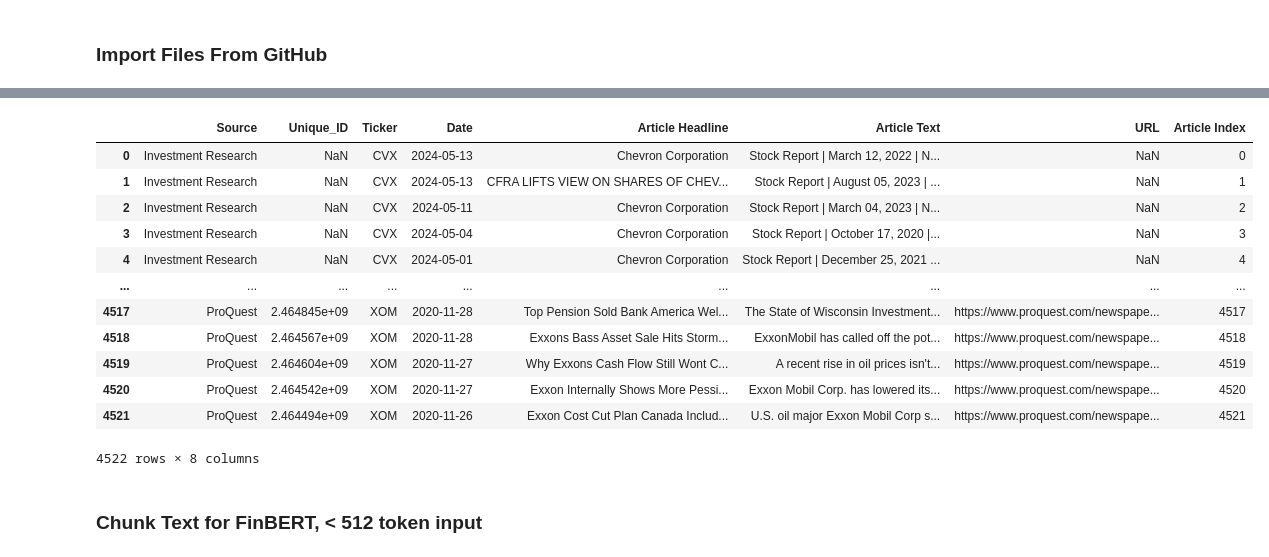
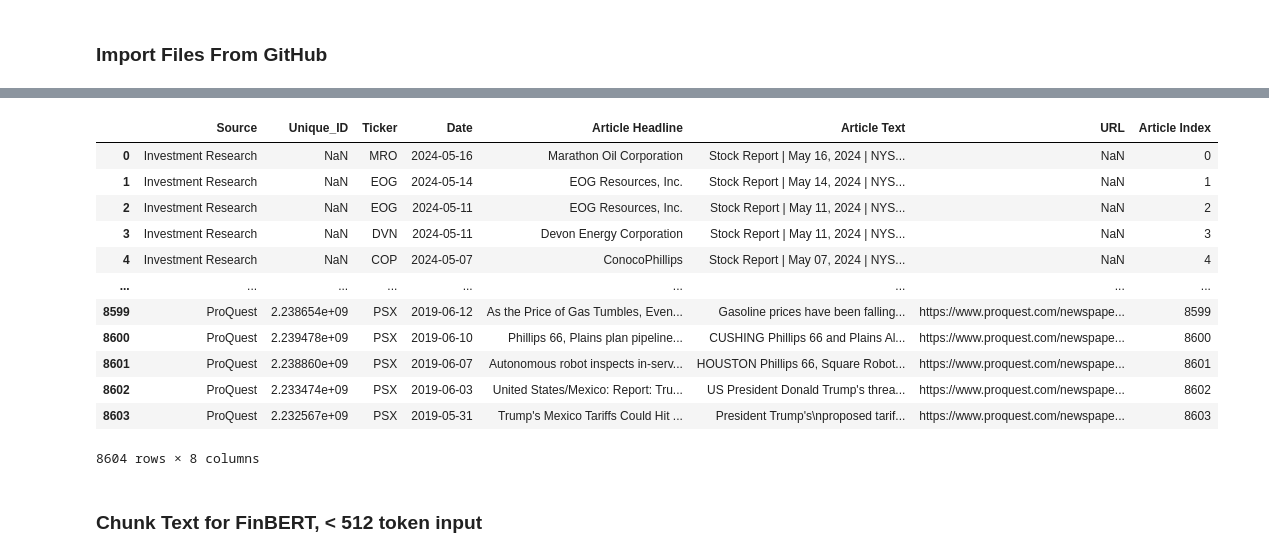
Before and after one commit to Kussil/Financial_Sentiment_LLM, a Jupyter notebook: 03_Sentiment_Analysis/Sentiment_Analysis_(FinBERT).ipynb, the cells around one changed output, grey strips where cells are left out. Cells and saved outputs as stored; diff of their text form; code cells hidden in the pictures.

Commit message:
Updated to use separate clean dfs instead of a consolidated one

```diff
--- a/03_Sentiment_Analysis/Sentiment_Analysis_(FinBERT).ipynb
+++ b/03_Sentiment_Analysis/Sentiment_Analysis_(FinBERT).ipynb
@@ -31,24 +31,28 @@ Updating files: 100% (19/19), done.
 # %%
-url = '/content/CVX_Rice_project/02_Cleaned_Data/Consolidated_Text_Data.csv'
-df = pd.read_csv(url)
+invest_df = pd.read_csv('/content/CVX_Rice_project/02_Cleaned_Data/Investment_Research.csv')
+proquest_df = pd.read_csv('/content/CVX_Rice_project/02_Cleaned_Data/ProQuest_Articles.csv')
+# sec_df = pd.read_csv('/content/CVX_Rice_project/02_Cleaned_Data/SEC_Filings.csv')
+
+# df = pd.concat([invest_df, proquest_df, sec_df], ignore_index=True)
+df = pd.concat([invest_df, proquest_df], ignore_index=True)
 df['Article Index'] = df.index
 df['Date'] = pd.to_datetime(df['Date'], format='mixed')
 df['Date']= pd.to_datetime(df['Date']).dt.date
 df
 # %% [output]
 |  | Source | Unique_ID | Ticker | Date | Article Headline | Article Text | URL | Article Index |
-| 0 | Investment Research | NaN | CVX | 2024-05-13 | Chevron Corporation | Stock Report | March 12, 2022 | N... | NaN | 0 |
-| 1 | Investment Research | NaN | CVX | 2024-05-13 | CFRA LIFTS VIEW ON SHARES OF CHEV... | Stock Report | August 05, 2023 | ... | NaN | 1 |
-| 2 | Investment Research | NaN | CVX | 2024-05-11 | Chevron Corporation | Stock Report | March 04, 2023 | N... | NaN | 2 |
-| 3 | Investment Research | NaN | CVX | 2024-05-04 | Chevron Corporation | Stock Report | October 17, 2020 |... | NaN | 3 |
-| 4 | Investment Research | NaN | CVX | 2024-05-01 | Chevron Corporation | Stock Report | December 25, 2021 ... | NaN | 4 |
+| 0 | Investment Research | NaN | MRO | 2024-05-16 | Marathon Oil Corporation | Stock Report | May 16, 2024 | NYS... | NaN | 0 |
+| 1 | Investment Research | NaN | EOG | 2024-05-14 | EOG Resources, Inc. | Stock Report | May 14, 2024 | NYS... | NaN | 1 |
+| 2 | Investment Research | NaN | EOG | 2024-05-11 | EOG Resources, Inc. | Stock Report | May 11, 2024 | NYS... | NaN | 2 |
+| 3 | Investment Research | NaN | DVN | 2024-05-11 | Devon Energy Corporation | Stock Report | May 11, 2024 | NYS... | NaN | 3 |
+| 4 | Investment Research | NaN | COP | 2024-05-07 | ConocoPhillips | Stock Report | May 07, 2024 | NYS... | NaN | 4 |
 | ... | ... | ... | ... | ... | ... | ... | ... | ... |
-| 4517 | ProQuest | 2.464845e+09 | XOM | 2020-11-28 | Top Pension Sold Bank America Wel... | The State of Wisconsin Investment... | https://www.proquest.com/newspape... | 4517 |
-| 4518 | ProQuest | 2.464567e+09 | XOM | 2020-11-28 | Exxons Bass Asset Sale Hits Storm... | ExxonMobil has called off the pot... | https://www.proquest.com/newspape... | 4518 |
-| 4519 | ProQuest | 2.464604e+09 | XOM | 2020-11-27 | Why Exxons Cash Flow Still Wont C... | A recent rise in oil prices isn't... | https://www.proquest.com/newspape... | 4519 |
-| 4520 | ProQuest | 2.464542e+09 | XOM | 2020-11-27 | Exxon Internally Shows More Pessi... | Exxon Mobil Corp. has lowered its... | https://www.proquest.com/newspape... | 4520 |
-| 4521 | ProQuest | 2.464494e+09 | XOM | 2020-11-26 | Exxon Cost Cut Plan Canada Includ... | U.S. oil major Exxon Mobil Corp s... | https://www.proquest.com/newspape... | 4521 |
+| 8599 | ProQuest | 2.238654e+09 | PSX | 2019-06-12 | As the Price of Gas Tumbles, Even... | Gasoline prices have been falling... | https://www.proquest.com/newspape... | 8599 |
+| 8600 | ProQuest | 2.239478e+09 | PSX | 2019-06-10 | Phillips 66, Plains plan pipeline... | CUSHING Phillips 66 and Plains Al... | https://www.proquest.com/newspape... | 8600 |
+| 8601 | ProQuest | 2.238860e+09 | PSX | 2019-06-07 | Autonomous robot inspects in-serv... | HOUSTON Phillips 66, Square Robot... | https://www.proquest.com/newspape... | 8601 |
+| 8602 | ProQuest | 2.233474e+09 | PSX | 2019-06-03 | United States/Mexico: Report: Tru... | US President Donald Trump's threa... | https://www.proquest.com/newspape... | 8602 |
+| 8603 | ProQuest | 2.232567e+09 | PSX | 2019-05-31 | Trump's Mexico Tariffs Could Hit ... | President Trump's\nproposed tarif... | https://www.proquest.com/newspape... | 8603 |
-4522 rows × 8 columns
+8604 rows × 8 columns
 # %% [markdown]
 ### Chunk Text for FinBERT, < 512 token input
 # %%
```
Also changed, not shown: parts of 2 cells of this notebook.
